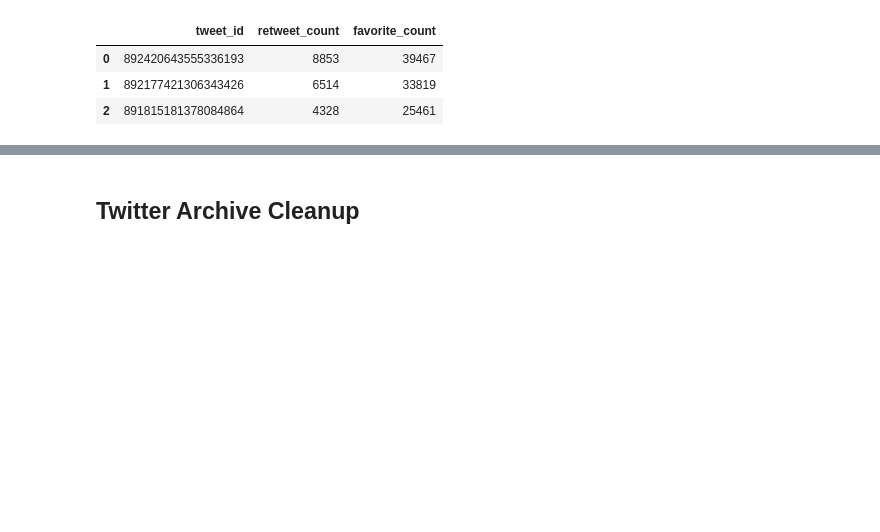
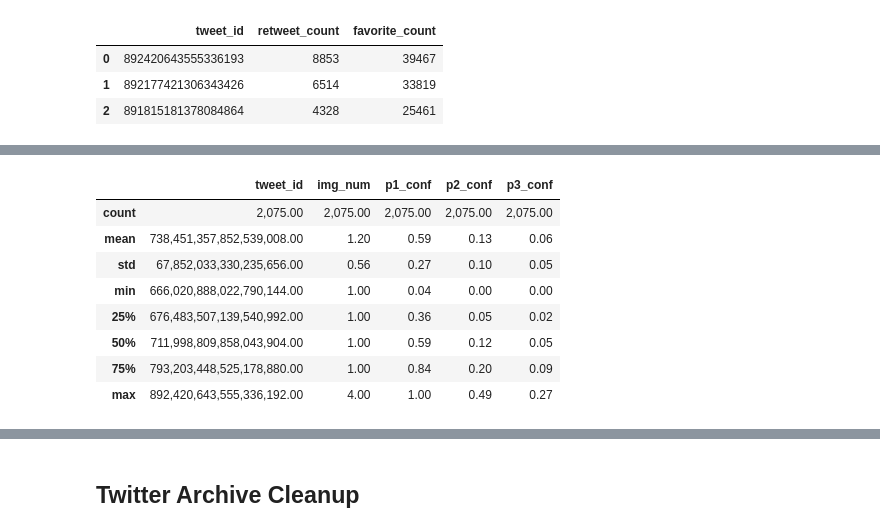
Before and after one commit to MihaiECh/DataWranglingCourse, a Jupyter notebook: wrangle_act.ipynb, the cells around one changed output, grey strips where cells are left out. Cells and saved outputs as stored; diff of their text form; code cells hidden in the pictures; blank space fills up the shorter version.

```diff
--- a/wrangle_act.ipynb
+++ b/wrangle_act.ipynb
@@ -101,0 +185,13 @@ tweet_df.head(3)
+# %%
+#Distribution of values to check for unexpected outliers
+predict_df.describe()
+# %% [output]
+|  | tweet_id | img_num | p1_conf | p2_conf | p3_conf |
+| count | 2,075.00 | 2,075.00 | 2,075.00 | 2,075.00 | 2,075.00 |
+| mean | 738,451,357,852,539,008.00 | 1.20 | 0.59 | 0.13 | 0.06 |
+| std | 67,852,033,330,235,656.00 | 0.56 | 0.27 | 0.10 | 0.05 |
+| min | 666,020,888,022,790,144.00 | 1.00 | 0.04 | 0.00 | 0.00 |
+| 25% | 676,483,507,139,540,992.00 | 1.00 | 0.36 | 0.05 | 0.02 |
+| 50% | 711,998,809,858,043,904.00 | 1.00 | 0.59 | 0.12 | 0.05 |
+| 75% | 793,203,448,525,178,880.00 | 1.00 | 0.84 | 0.20 | 0.09 |
+| max | 892,420,643,555,336,192.00 | 4.00 | 1.00 | 0.49 | 0.27 |
```
Also changed, not shown: parts of 47 cells of this notebook.
